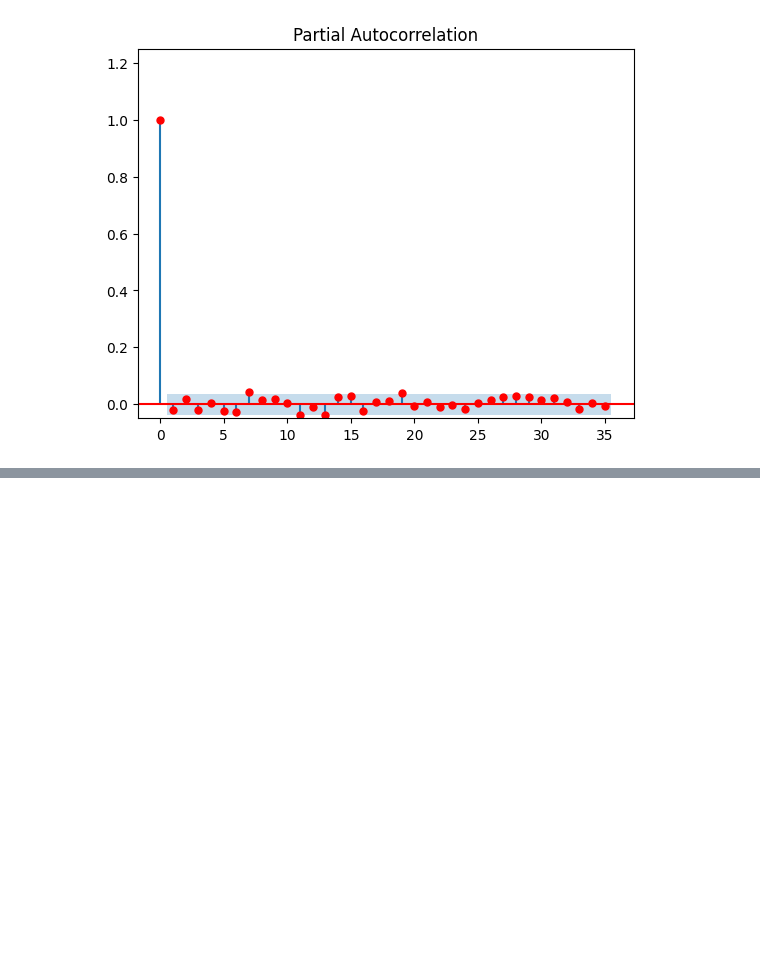
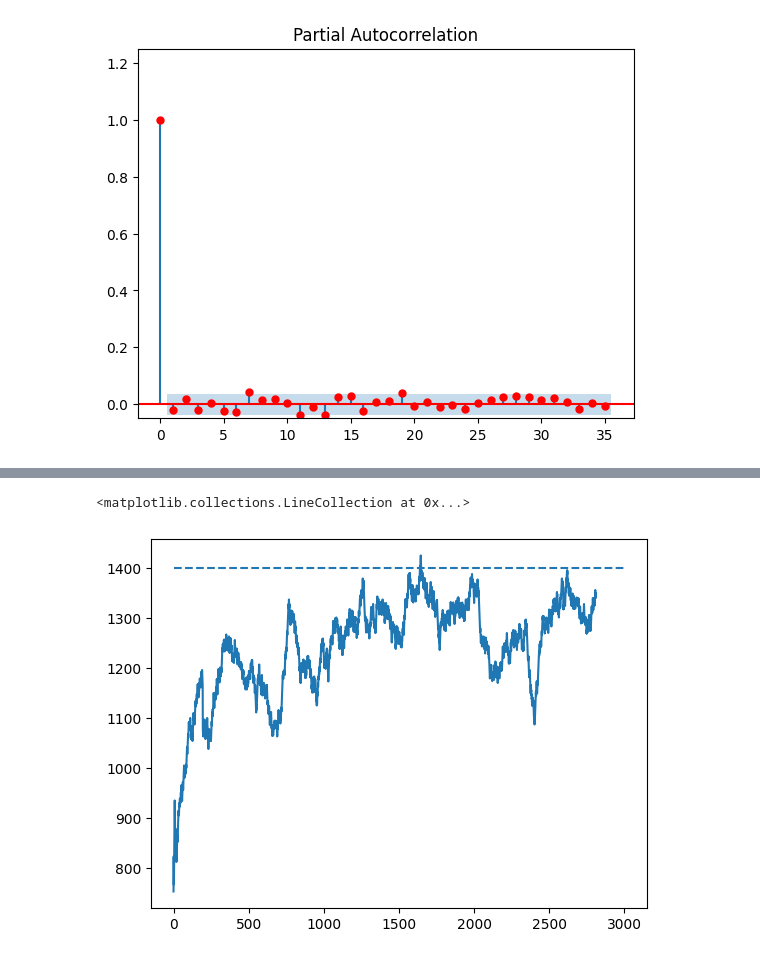
Before and after one commit to JammyNinja/Chess_analysis, a Jupyter notebook: notebooks/time_series.ipynb, the cells around one changed output, grey strips where cells are left out. Saved outputs shown, nothing was run; the diff lists cells and outputs as text; code cells hidden in the pictures; blank space fills up the shorter version.

Commit message:
has session cols

```diff
--- a/notebooks/time_series.ipynb
+++ b/notebooks/time_series.ipynb
@@ -267,0 +202,61 @@ add_session_col(session_df)
+# %%
+def add_session_col(session_df, session_gap_hours = 2):
+    """
+        DONE:
+            - add hrs_since_last_game column
+        TODO:
+            - add time_since last sesh column
+            - how long was sesh
+            - how many games played
+            - rating change start/finish
+            - max/min rating change
+
+    """
+    #setup
+    df = session_df.copy()
+    df['start_time'] = pd.to_datetime(df['start_time'])
+    df['end_time'] = pd.to_datetime(df['end_time'])
+    df.loc[:,"session_id"] = -1
+    df = df.sort_values(by="end_time", ascending=True).reset_index(drop=True) #oldest first
+
+    #ready to count up
+    session_id = 1
+
+    for i, row in df.iterrows():
+        in_prev_sesh = False
+
+        if i-1 < 0:
+            in_prev_sesh = False
+            hrs_since_last_game = np.NaN
+        else:
+            prev_game_end = df.loc[i-1, "end_time"]
+            this_game_start = df.loc[i, "start_time"]
+
+            game_time_diff = this_game_start - prev_game_end
+
+            hrs_since_last_game = game_time_diff / np.timedelta64(1, 'h')
+            hrs_since_last_game = 0 if hrs_since_last_game < 0 else hrs_since_last_game
+
+            if hrs_since_last_game > session_gap_hours:
+                in_prev_sesh = False
+            else:
+                in_prev_sesh = True
+
+        #create time since last gast column
+        df.loc[i, "hrs_since_last_game"] = hrs_since_last_game
+
+        #if this game started within <session_gap_hours> of the previous one, then label it with session_id
+        if in_prev_sesh:
+            df.loc[i,"session_id"] = session_id
+        #else label it with incremented session_id
+        else:
+            df.loc[i,"session_id"] = session_id
+            session_id += 1
+    return df
+
+session_df = add_session_col(session_df)
+session_df.user_rating.plot()
+plt.hlines(y=1400, xmin=0, xmax=3000, ls='--')
+# %% [output]
+<matplotlib.collections.LineCollection at 0x...>
+[figure, added]
```
Also changed, not shown: parts of 6 cells of this notebook.
